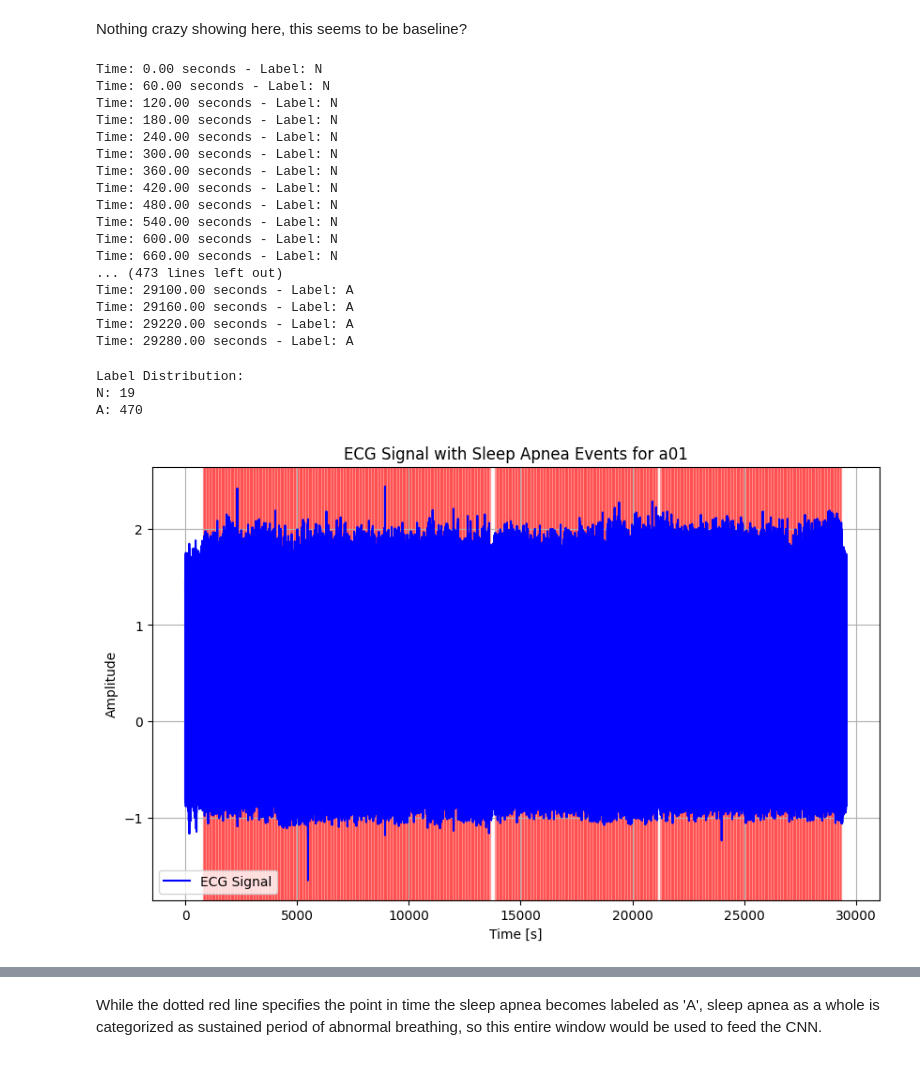
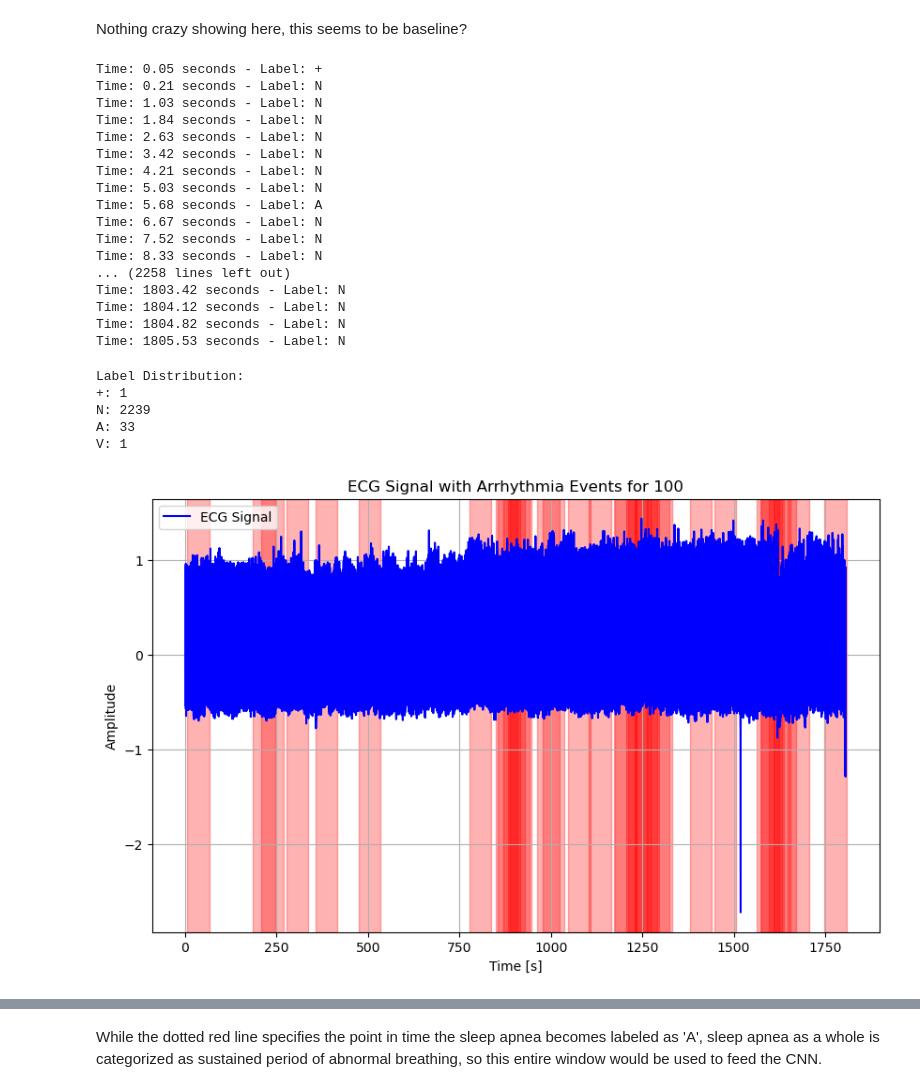
Before and after one commit to narayansharma-21/ArrhythmiaClassifier, a Jupyter notebook: src/eda/small_sample_eda.ipynb, the cells around one changed output, grey strips where cells are left out. Cells and saved outputs as stored; diff of their text form; code cells hidden in the pictures.

Commit message:
adding Arrhythmia initial eda

```diff
--- a/src/eda/small_sample_eda.ipynb
+++ b/src/eda/small_sample_eda.ipynb
@@ -7,10 +7,10 @@ from collections import Counter
 from scipy.signal import spectrogram
 # %%
 # Path to your data directory
-data_dir = '../data/apnea-ecg-database-1.0.0'
+data_dir = '../data/mit-bih-arrhythmia-database-1.0.0'
 
 # List the files in the directory to find one of the ECG files
-ecg_file = 'a01.dat'
+ecg_file = '100.dat'
 
 # Load the ECG data using WFDB
 record = wfdb.rdrecord(os.path.join(data_dir, ecg_file.replace('.dat', '')))  # Load the full record
@@ -39,38 +39,39 @@ plt.show()
 Nothing crazy showing here, this seems to be baseline?
 # %%
 # Path to your data directory
-data_dir = '../data/apnea-ecg-database-1.0.0/'
+data_dir = '../data/mit-bih-arrhythmia-database-1.0.0'
 
 # Define the ECG file base (e.g., 'a01')
-ecg_file_base = 'a01'
+ecg_file_base = '100'
 
 # Load the annotation file (e.g., 'a01.apn')
 annotation_file = os.path.join(data_dir, f"{ecg_file_base}")
-annotations = wfdb.rdann(annotation_file, 'apn')  # Read the apnea annotations
+annotations = wfdb.rdann(annotation_file, 'atr')  # Read the apnea annotations
 
+label_count = 0
 # Accessing the annotations and printing the relevant details
 for i in range(len(annotations.sample)):
     time = annotations.sample[i] / annotations.fs  # Convert sample to time (seconds)
     label = annotations.symbol[i]  # Get the label of the annotation
     print(f"Time: {time:.2f} seconds - Label: {label}")
 # %% [output]
-Time: 0.00 seconds - Label: N
-Time: 60.00 seconds - Label: N
-Time: 120.00 seconds - Label: N
-Time: 180.00 seconds - Label: N
-Time: 240.00 seconds - Label: N
-Time: 300.00 seconds - Label: N
-Time: 360.00 seconds - Label: N
-Time: 420.00 seconds - Label: N
-Time: 480.00 seconds - Label: N
-Time: 540.00 seconds - Label: N
-Time: 600.00 seconds - Label: N
-Time: 660.00 seconds - Label: N
-... (473 lines left out)
-Time: 29100.00 seconds - Label: A
-Time: 29160.00 seconds - Label: A
-Time: 29220.00 seconds - Label: A
-Time: 29280.00 seconds - Label: A
+Time: 0.05 seconds - Label: +
+Time: 0.21 seconds - Label: N
+Time: 1.03 seconds - Label: N
+Time: 1.84 seconds - Label: N
+Time: 2.63 seconds - Label: N
+Time: 3.42 seconds - Label: N
+Time: 4.21 seconds - Label: N
+Time: 5.03 seconds - Label: N
+Time: 5.68 seconds - Label: A
+Time: 6.67 seconds - Label: N
+Time: 7.52 seconds - Label: N
+Time: 8.33 seconds - Label: N
+... (2258 lines left out)
+Time: 1803.42 seconds - Label: N
+Time: 1804.12 seconds - Label: N
+Time: 1804.82 seconds - Label: N
+Time: 1805.53 seconds - Label: N
 # %%
 # Count the occurrences of each label
 label_counts = Counter(annotations.symbol)
@@ -80,33 +81,35 @@ for label, count in label_counts.items():
     print(f"{label}: {count}")
 # %% [output]
 Label Distribution:
-N: 19
-A: 470
++: 1
+N: 2239
+A: 33
+V: 1
 # %%
 # Get the time and the signal
 time = np.arange(0, len(record.p_signal) / record.fs, 1 / record.fs)  # Time vector for the ECG
 
 # Plot the ECG signal (for the first channel)
 plt.figure(figsize=(10, 6))
 plt.plot(time, record.p_signal[:, 0], label="ECG Signal", color='blue')
 
 # Highlight the apnea regions (where label 'A' occurs)
 for i in range(len(annotations.sample)):
-    if annotations.symbol[i] == 'A':  # Look for apnea annotations
+    if annotations.symbol[i] == 'A':  # Look for arrhythmia annotations
         # Convert sample to time
         start_time = annotations.sample[i] / annotations.fs
         end_time = start_time + 60  # Assumption: 1 minute duration for each apnea annotation
         plt.axvspan(start_time, end_time, color='red', alpha=0.3)  # Highlight apnea period
 
 # Add labels and title
-plt.title(f"ECG Signal with Sleep Apnea Events for {ecg_file_base}")
+plt.title(f"ECG Signal with Arrhythmia Events for {ecg_file_base}")
 plt.xlabel("Time [s]")
 plt.ylabel("Amplitude")
 plt.legend()
 plt.grid(True)
 plt.show()
 # %% [output]
-[figure, old version]
+[figure, new version]
 # %%
 # Choose the first apnea event ('A')
 for i in range(len(annotations.sample)):
```
Also changed, not shown: parts of 8 cells of this notebook, 2 other files.
